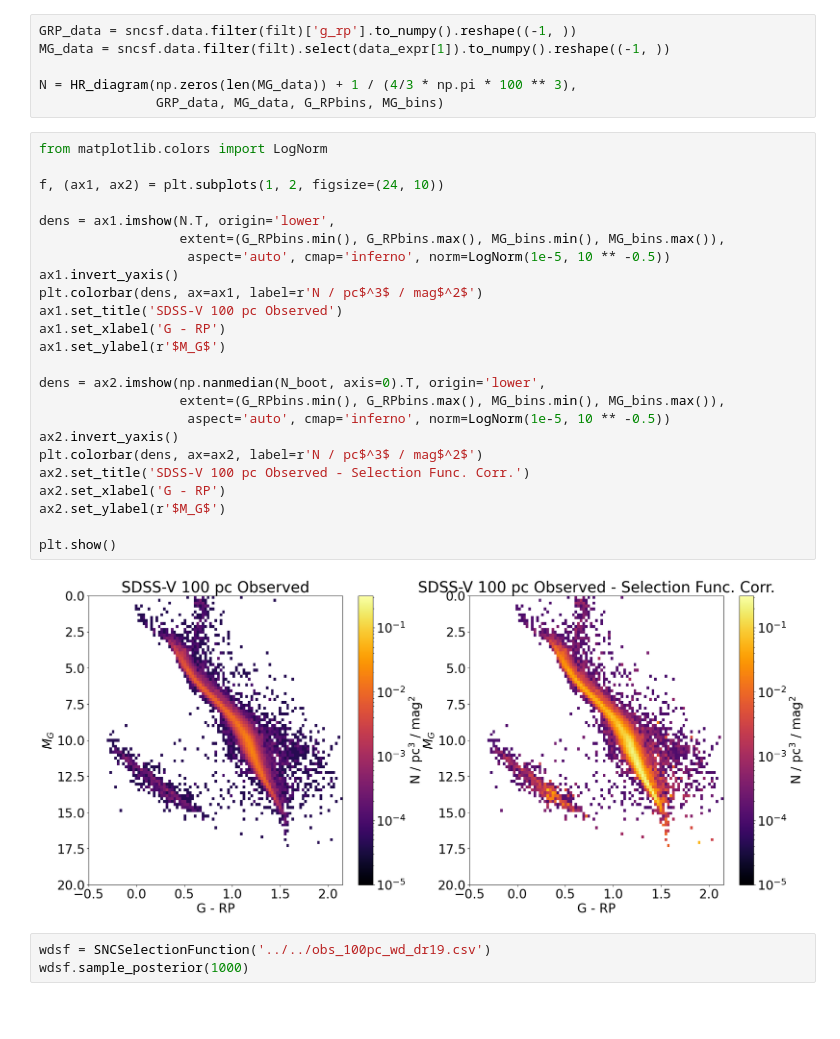
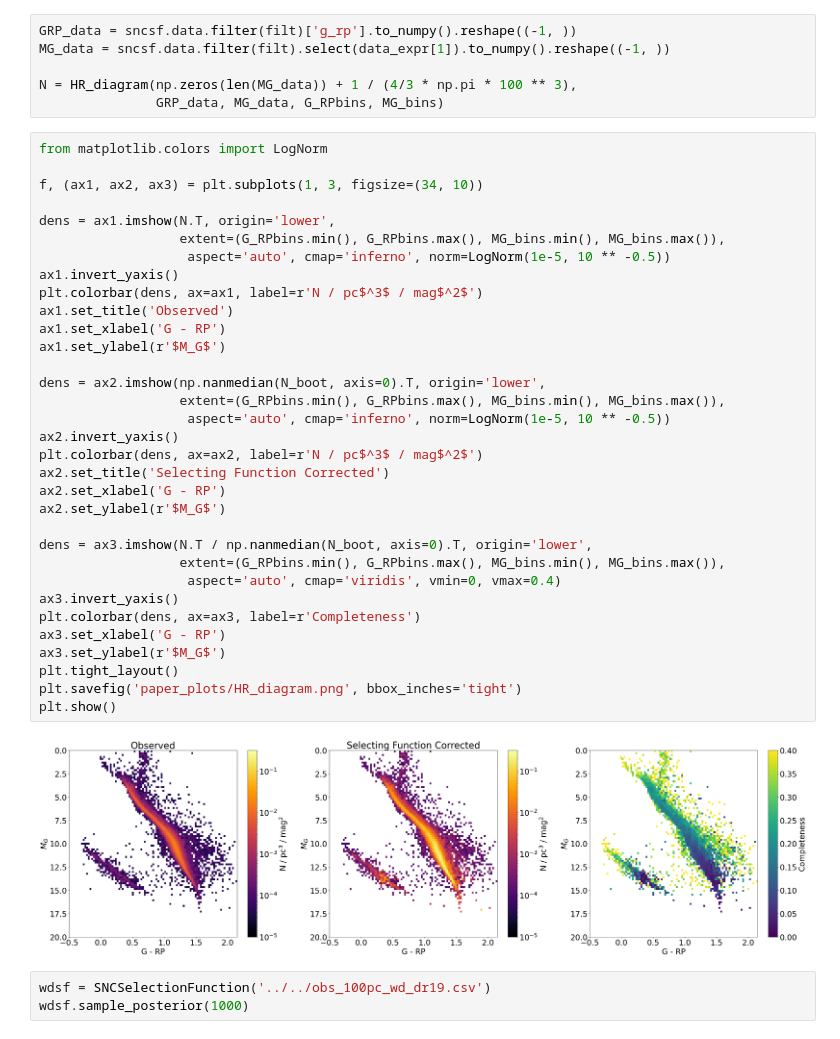
Before and after one commit to imedan/snc_sf, a Jupyter notebook: notebooks/DR19_example.ipynb, the cells around one changed output. Saved outputs shown, nothing was run; the diff lists cells and outputs as text; blank space fills up the shorter version.

Commit message:
add completeness for HR diagram

```diff
--- a/notebooks/DR19_example.ipynb
+++ b/notebooks/DR19_example.ipynb
@@ -166,29 +166,38 @@ N = HR_diagram(np.zeros(len(MG_data)) + 1 / (4/3 * np.pi * 100 ** 3),
 # %%
 from matplotlib.colors import LogNorm
 
-f, (ax1, ax2) = plt.subplots(1, 2, figsize=(24, 10))
+f, (ax1, ax2, ax3) = plt.subplots(1, 3, figsize=(34, 10))
 
 dens = ax1.imshow(N.T, origin='lower',
                   extent=(G_RPbins.min(), G_RPbins.max(), MG_bins.min(), MG_bins.max()),
                    aspect='auto', cmap='inferno', norm=LogNorm(1e-5, 10 ** -0.5))
 ax1.invert_yaxis()
 plt.colorbar(dens, ax=ax1, label=r'N / pc$^3$ / mag$^2$')
-ax1.set_title('SDSS-V 100 pc Observed')
+ax1.set_title('Observed')
 ax1.set_xlabel('G - RP')
 ax1.set_ylabel(r'$M_G$')
 
 dens = ax2.imshow(np.nanmedian(N_boot, axis=0).T, origin='lower',
                   extent=(G_RPbins.min(), G_RPbins.max(), MG_bins.min(), MG_bins.max()),
                    aspect='auto', cmap='inferno', norm=LogNorm(1e-5, 10 ** -0.5))
 ax2.invert_yaxis()
 plt.colorbar(dens, ax=ax2, label=r'N / pc$^3$ / mag$^2$')
-ax2.set_title('SDSS-V 100 pc Observed - Selection Func. Corr.')
+ax2.set_title('Selecting Function Corrected')
 ax2.set_xlabel('G - RP')
 ax2.set_ylabel(r'$M_G$')
 
+dens = ax3.imshow(N.T / np.nanmedian(N_boot, axis=0).T, origin='lower',
+                  extent=(G_RPbins.min(), G_RPbins.max(), MG_bins.min(), MG_bins.max()),
+                   aspect='auto', cmap='viridis', vmin=0, vmax=0.4)
+ax3.invert_yaxis()
+plt.colorbar(dens, ax=ax3, label=r'Completeness')
+ax3.set_xlabel('G - RP')
+ax3.set_ylabel(r'$M_G$')
+plt.tight_layout()
+plt.savefig('paper_plots/HR_diagram.png', bbox_inches='tight')
 plt.show()
 # %% [output]
-[figure, old version]
+[figure, new version]
 # %%
 wdsf = SNCSelectionFunction('../../obs_100pc_wd_dr19.csv')
 wdsf.sample_posterior(1000)
```
Also changed, not shown: parts of 1 cell of this notebook.
